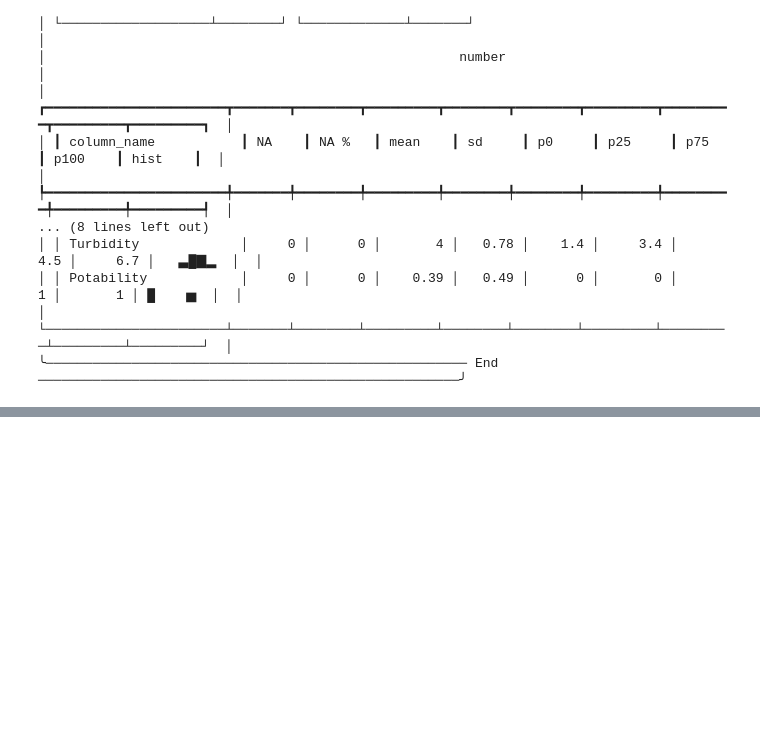
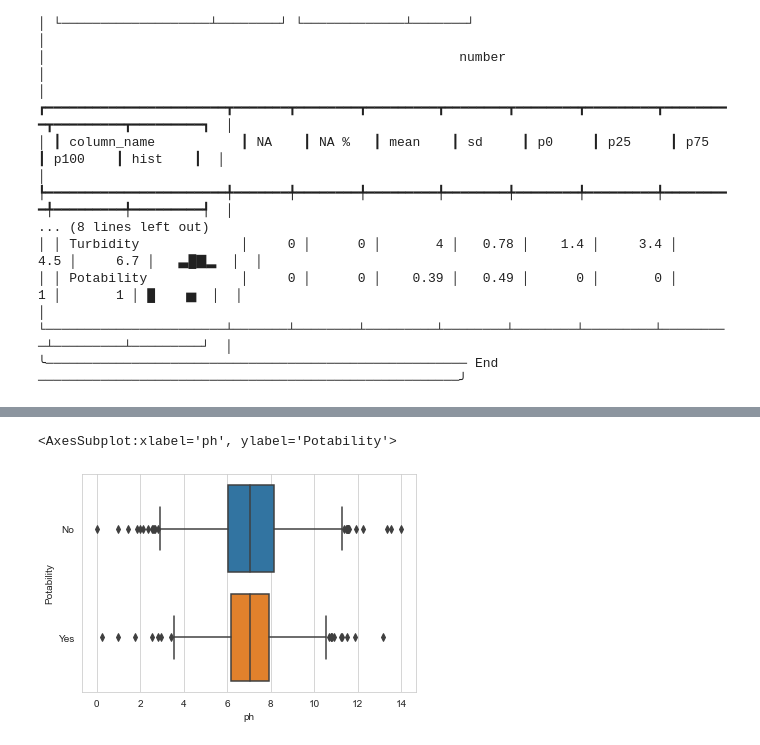
Before and after one commit to adinayak99/Datathon, a Jupyter notebook: Datathon.ipynb, the cells around one changed output, grey strips where cells are left out. Drawn from its saved outputs; the diff is of its cells as text; code cells hidden in the pictures; blank space fills up the shorter version.

```diff
--- a/Datathon.ipynb
+++ b/Datathon.ipynb
@@ -122,0 +143,5 @@ df_missingph = df
+# %%
+sns.boxplot(data=df, x="ph",y = 'Potability')
+# %% [output]
+<AxesSubplot:xlabel='ph', ylabel='Potability'>
+[figure, added]
```
Also changed, not shown: parts of 39 cells of this notebook, 1 other file.
